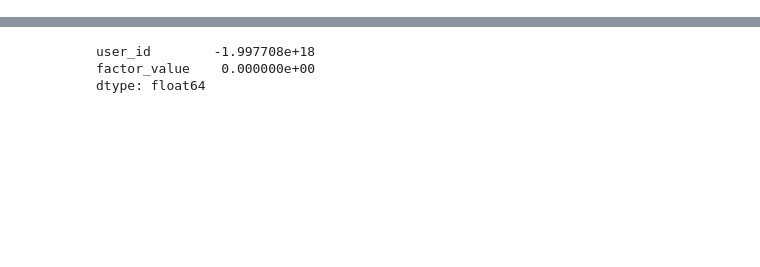
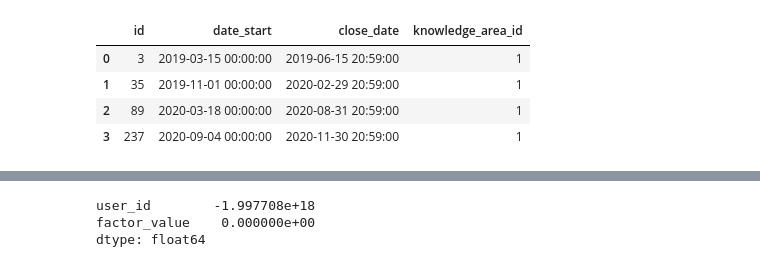
Before and after one commit to Uhbifg/sirius_2021_metric, a Jupyter notebook: data_explore.ipynb, the cells around one changed output, grey strips where cells are left out. Saved outputs shown, nothing was run; the diff lists cells and outputs as text; code cells hidden in the pictures; blank space fills up the shorter version.

```diff
--- a/data_explore.ipynb
+++ b/data_explore.ipynb
@@ -3,3 +3,11 @@ import pandas as pd
 import numpy as np
 import seaborn as sns
 from tqdm.notebook import tqdm
+# %%
+course
+# %% [output]
+|  | id | date_start | close_date | knowledge_area_id |
+| 0 | 3 | 2019-03-15 00:00:00 | 2019-06-15 20:59:00 | 1 |
+| 1 | 35 | 2019-11-01 00:00:00 | 2020-02-29 20:59:00 | 1 |
+| 2 | 89 | 2020-03-18 00:00:00 | 2020-08-31 20:59:00 | 1 |
+| 3 | 237 | 2020-09-04 00:00:00 | 2020-11-30 20:59:00 | 1 |
```
Also changed, not shown: parts of 10 cells of this notebook.
